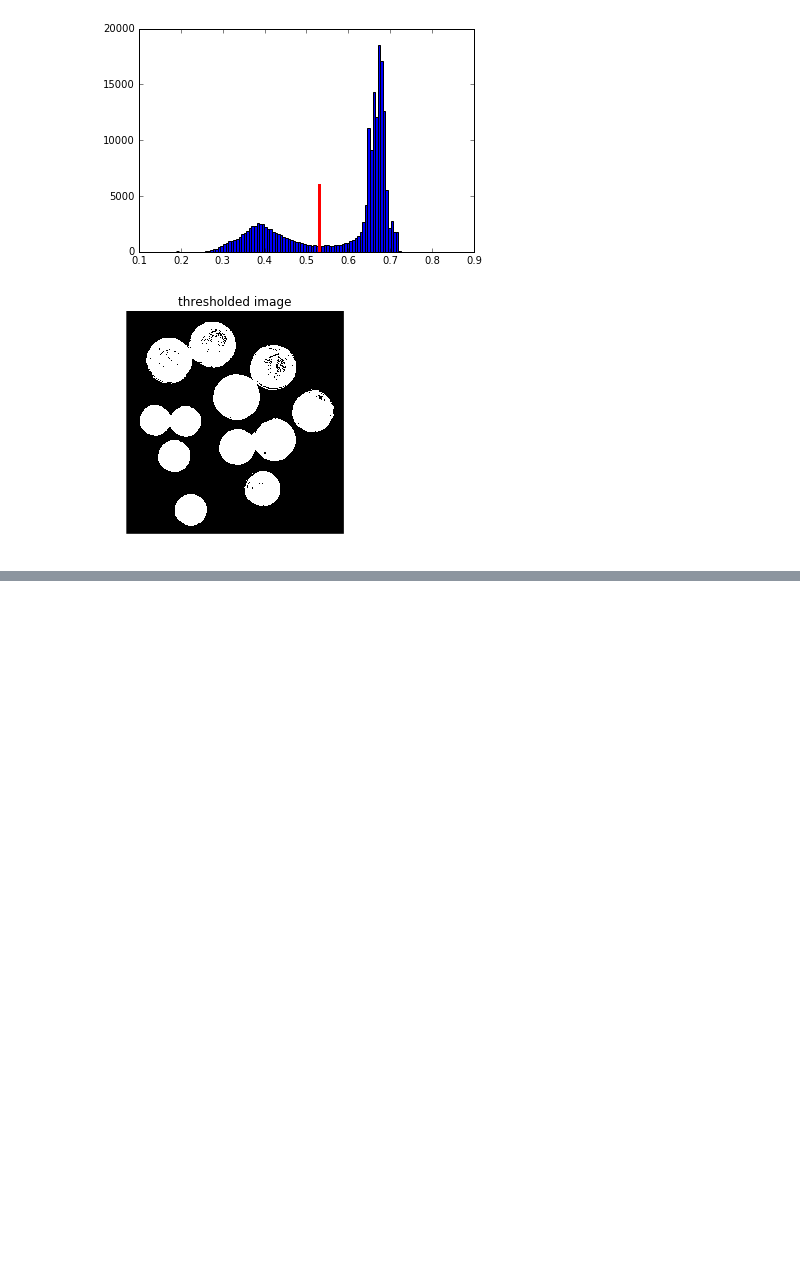
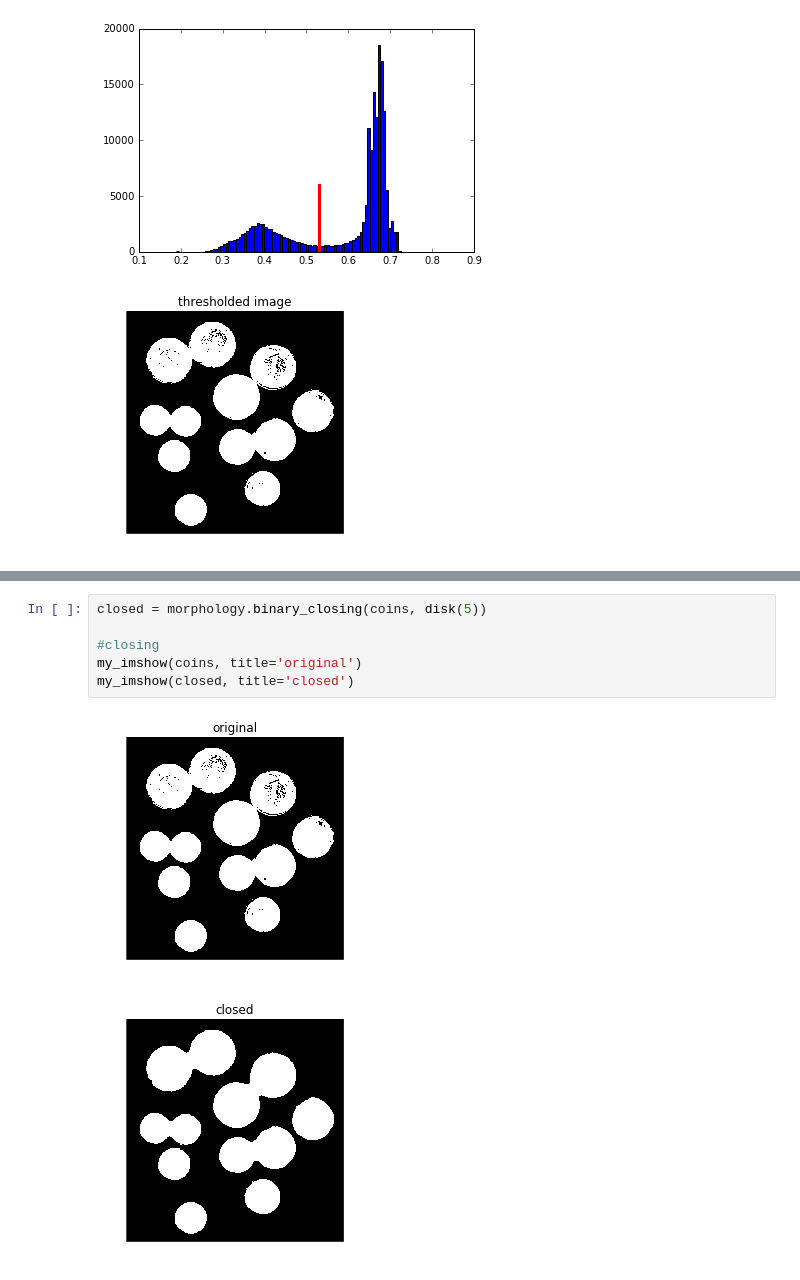
Before and after one commit to kwitte2232/Image-Analysis-in-Python, a Jupyter notebook: Kristen/ImageProcessing_with_Python_(brikeats).ipynb, the cells around one changed output, grey strips where cells are left out. Drawn from its saved outputs; the diff is of its cells as text; blank space fills up the shorter version.

```diff
--- a/Kristen/ImageProcessing_with_Python_(brikeats).ipynb
+++ b/Kristen/ImageProcessing_with_Python_(brikeats).ipynb
@@ -277,0 +315,9 @@ thresh=  0.530300981501
+# %%
+closed = morphology.binary_closing(coins, disk(5))
+
+#closing
+my_imshow(coins, title='original')
+my_imshow(closed, title='closed')
+# %% [output]
+[figure, added]
+[figure, added]
```
Also changed, not shown: parts of 23 cells of this notebook.
